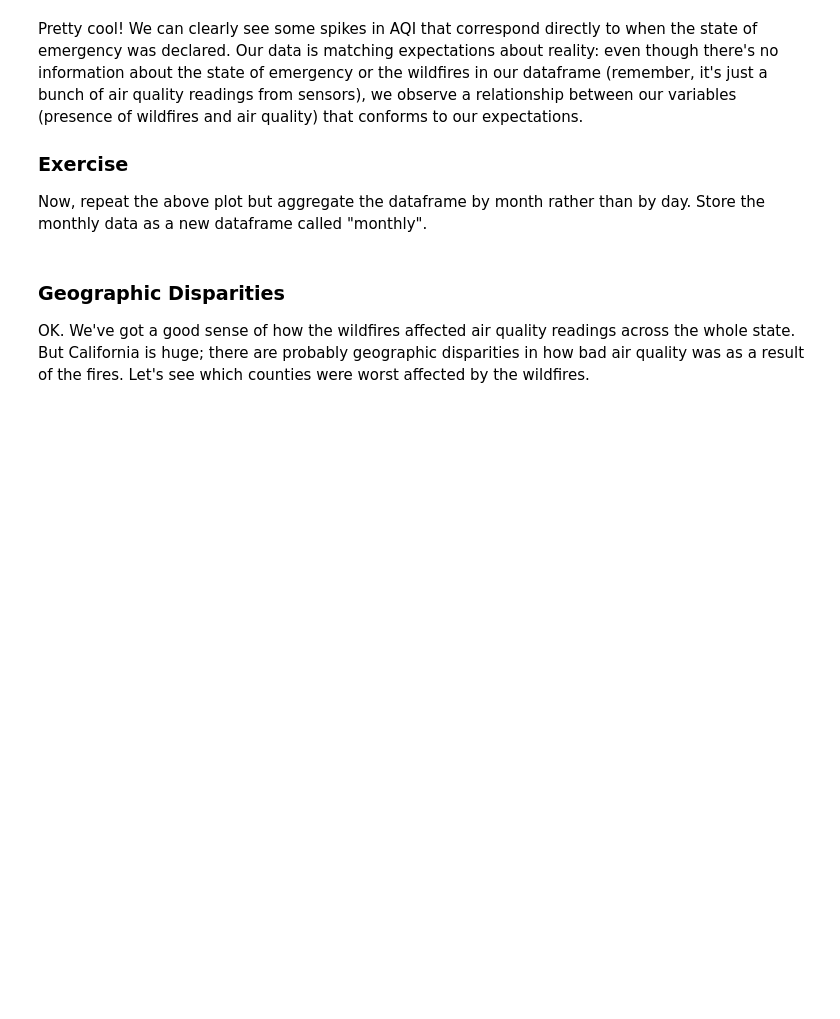
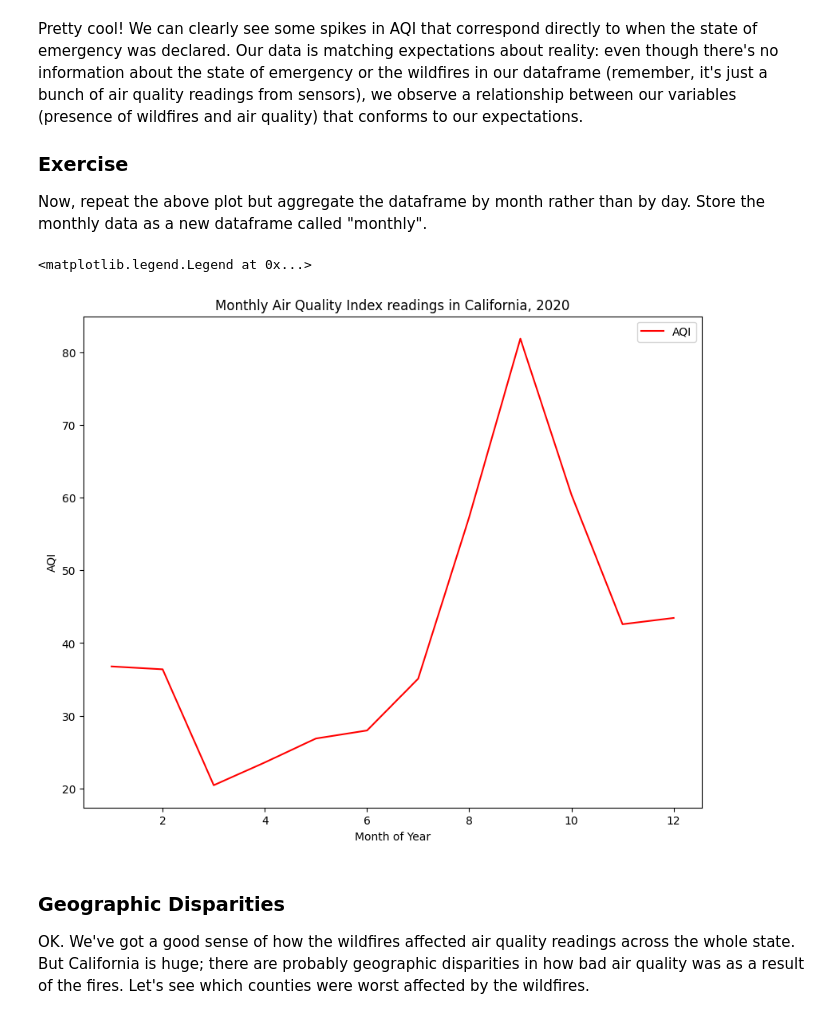
Before and after one commit to helenacorcos/QM2, a Jupyter notebook: notebooks/W03. Spatial Data.ipynb, the cells around one changed output. Drawn from its saved outputs; the diff is of its cells as text; code cells hidden in the pictures; blank space fills up the shorter version.

```diff
--- a/notebooks/W03. Spatial Data.ipynb
+++ b/notebooks/W03. Spatial Data.ipynb
@@ -177,6 +193,20 @@ Pretty cool! We can clearly see some spikes in AQI that correspond directly to w
 
 ### Exercise
 Now, repeat the above plot but aggregate the dataframe by month rather than by day. Store the monthly data as a new dataframe called "monthly".
+# %%
+monthly=df.groupby('Month')['AQI'].mean()
+monthly
+# plot the monthly data
+monthly.plot(color='red')
+
+#add title and axis labels
+plt.title('Monthly Air Quality Index readings in California, 2020')
+plt.ylabel('AQI')
+plt.xlabel('Month of Year')
+plt.legend()
+# %% [output]
+<matplotlib.legend.Legend at 0x...>
+[figure, added]
 # %% [markdown]
 ### Geographic Disparities
 
```
Also changed, not shown: parts of 12 cells of this notebook.
